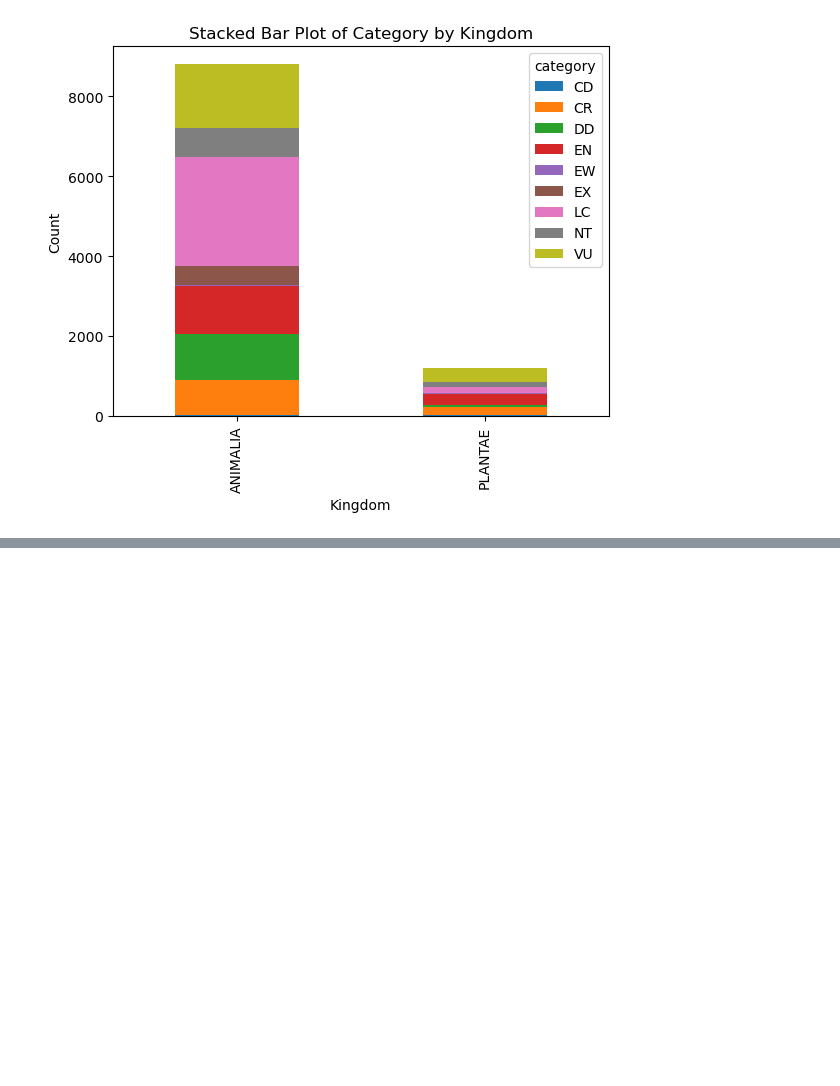
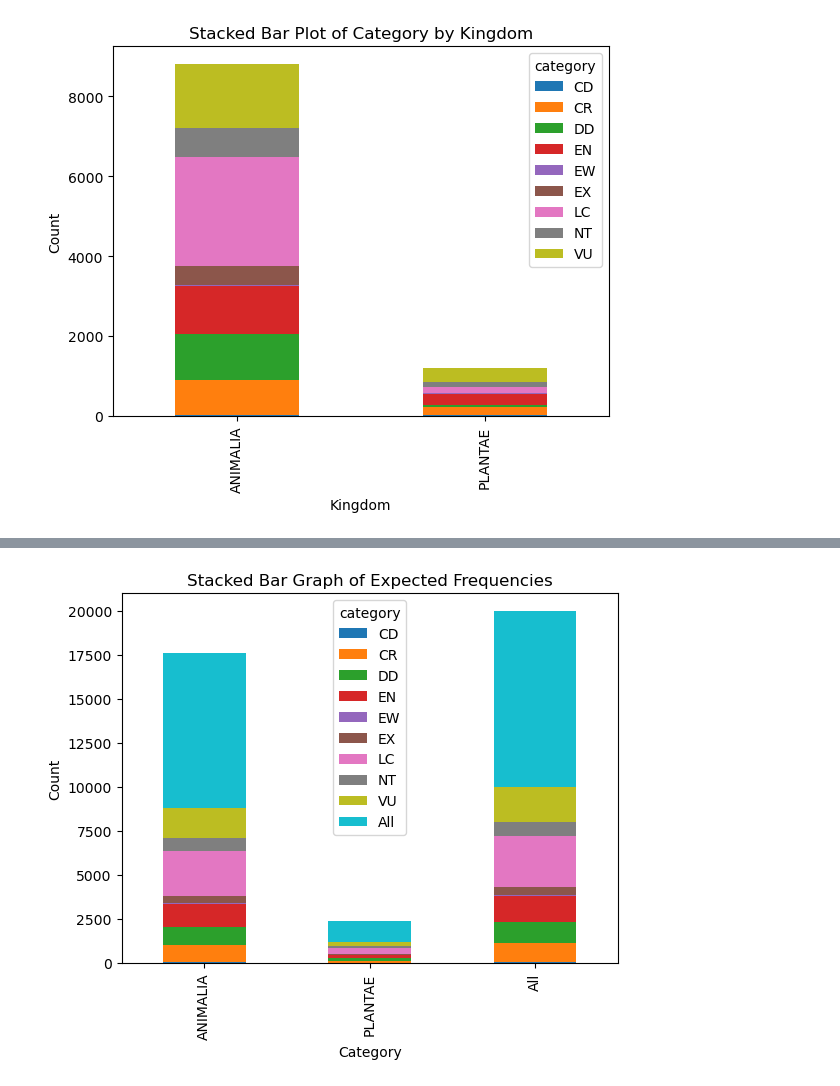
Before and after one commit to timothysalazar/Project-One-Team-Two, a Jupyter notebook: iucn-analysis.ipynb, the cells around one changed output, grey strips where cells are left out. Saved outputs shown, nothing was run; the diff lists cells and outputs as text; code cells hidden in the pictures; blank space fills up the shorter version.

Commit message:
adding exported outputs

```diff
--- a/iucn-analysis.ipynb
+++ b/iucn-analysis.ipynb
@@ -129,3 +137,8 @@ plt.title('Stacked Bar Plot of Category by Kingdom')
 plt.show()
 # %% [output]
 [figure]
+# %%
+#export expected counts table
+expected_df = pd.DataFrame(expected, index=contingency_table_kingdom_category.index, columns=contingency_table_kingdom_category.columns)
+expected_df.to_csv('expected_frequencies_kingdom.csv', index=True)
+expected_df
@@ -131,0 +151,9 @@ plt.show()
+# %%
+#plot expected counts, note that erroneously plotting "all" but can't fix and rerun code because API is down
+expected_df.plot.bar(stacked=True)
+plt.title("Stacked Bar Graph of Expected Frequencies")
+plt.xlabel("Category")
+plt.ylabel("Count")
+plt.show()
+# %% [output]
+[figure, added]
```
Also changed, not shown: parts of 9 cells of this notebook, 2 other files.
